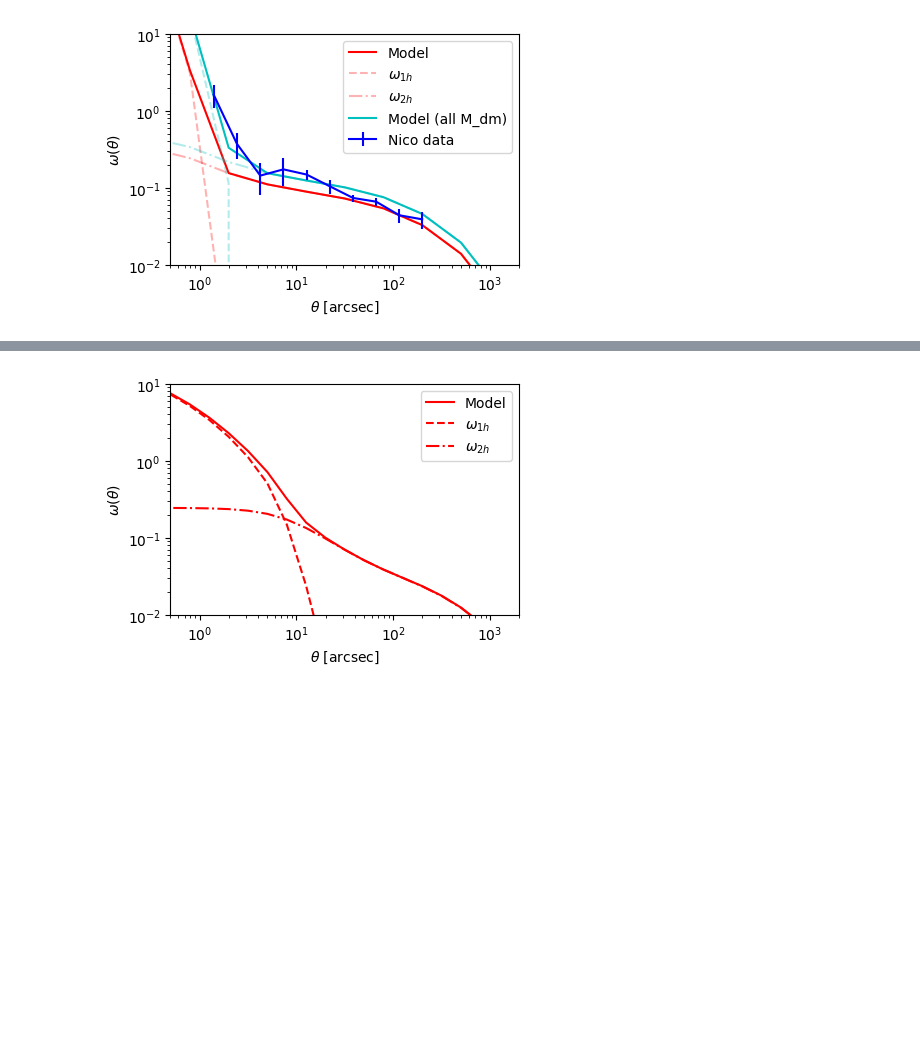
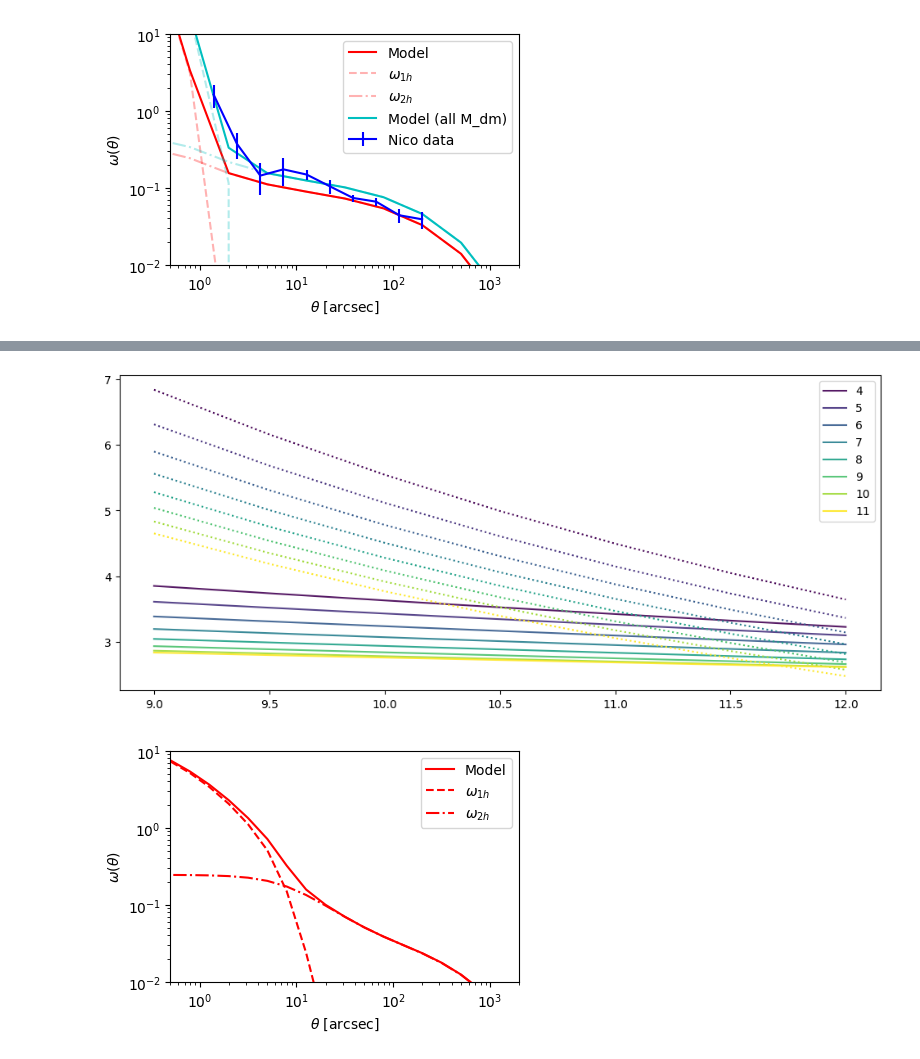
Before and after one commit to Ferr013/HOD, a Jupyter notebook: test_note.ipynb, the cells around one changed output, grey strips where cells are left out. Cells and saved outputs as stored; diff of their text form; code cells hidden in the pictures; blank space fills up the shorter version.

```diff
--- a/test_note.ipynb
+++ b/test_note.ipynb
@@ -1097,3 +1093,14 @@ ACF_parameters_z11.5.txt
+# %%
+z_array = np.arange(4,12,1)
+fig, ax = plt.subplots(1, 1, figsize=(12, 5), sharex=False, sharey=False)
+for z, col in zip(z_array, cm.viridis(np.linspace(0,1,len(z_array)))):
+    MHARR = np.linspace(9,12,7)
+    ax.plot(MHARR, HOD.get_c_from_M_h(np.power(10, MHARR), z, model='Correa'), color=col, label=str(z), alpha= 0.9)
+    ax.plot(MHARR, HOD.get_c_from_M_h(np.power(10, MHARR), z, model='Duffy'), color=col, ls = ':')
+plt.legend()
+plt.show()
+# %% [output]
+[figure, added]
 # %%
 z = 1.7
 M_sat, M_min, sigma_logM, alpha = 10**14.18, 10**12.46, 0.2, 1.0
```
Also changed, not shown: parts of 4 cells of this notebook, 11 other files.
